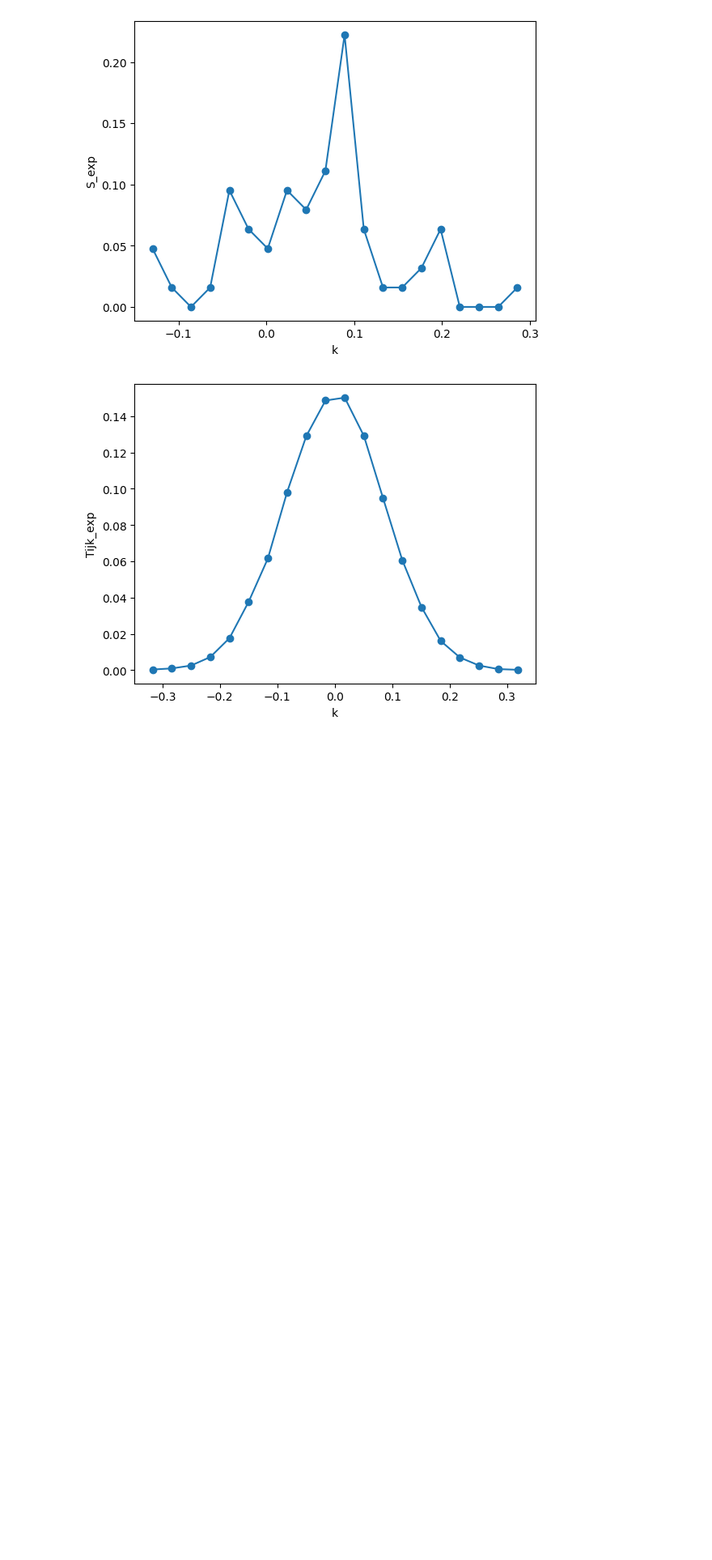
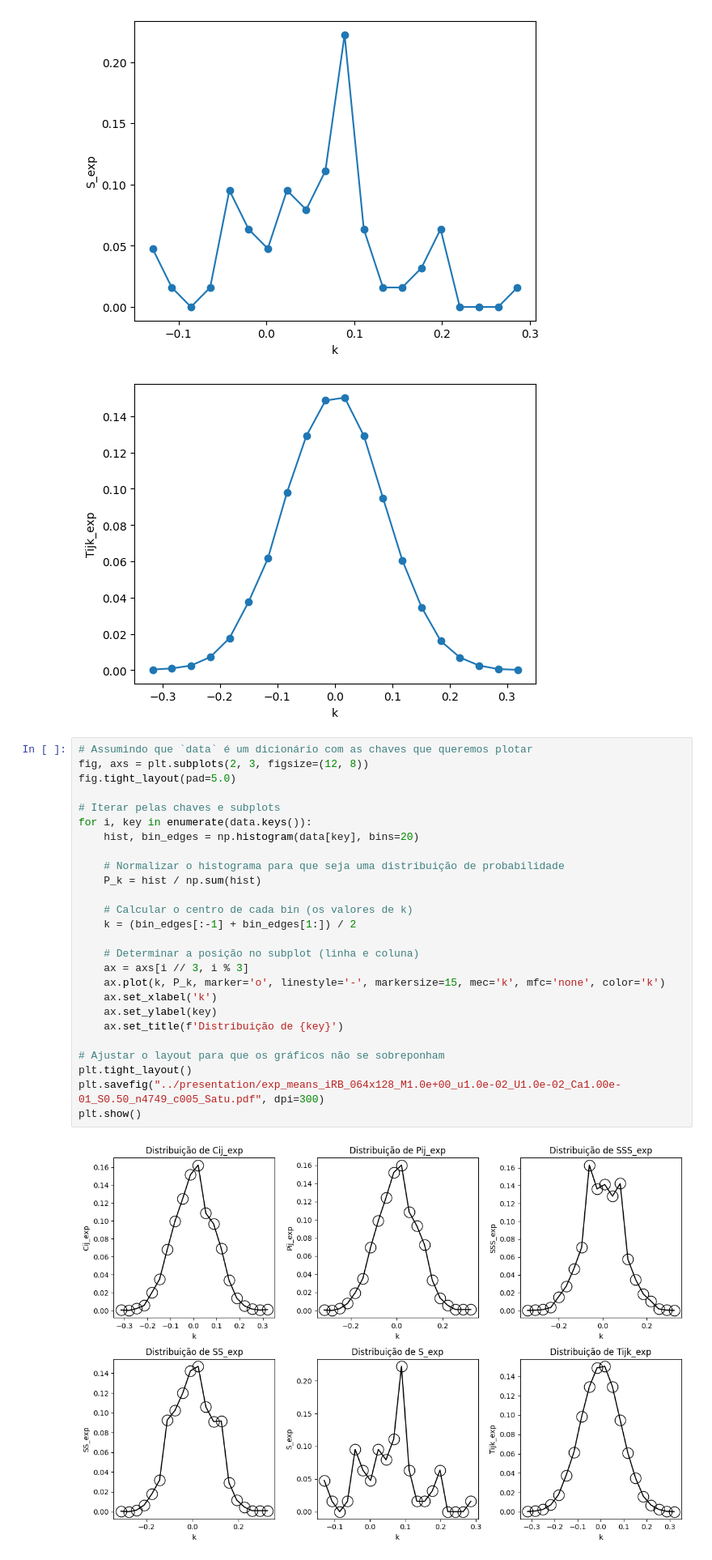
Before and after one commit to JuniorAlencar/BoltzmannMachine, a Jupyter notebook: BM_Program_json/jupyter/read_json.ipynb, the cells around one changed output. Shown at 81% size. Saved outputs shown, nothing was run; the diff lists cells and outputs as text; blank space fills up the shorter version.

```diff
--- a/BM_Program_json/jupyter/read_json.ipynb
+++ b/BM_Program_json/jupyter/read_json.ipynb
@@ -30,3 +30,31 @@ for key in data:
 [figure]
 [figure]
 [figure]
+# %%
+# Assumindo que `data` é um dicionário com as chaves que queremos plotar
+fig, axs = plt.subplots(2, 3, figsize=(12, 8))
+fig.tight_layout(pad=5.0)
+
+# Iterar pelas chaves e subplots
+for i, key in enumerate(data.keys()):
+    hist, bin_edges = np.histogram(data[key], bins=20)
+
+    # Normalizar o histograma para que seja uma distribuição de probabilidade
+    P_k = hist / np.sum(hist)
+
+    # Calcular o centro de cada bin (os valores de k)
+    k = (bin_edges[:-1] + bin_edges[1:]) / 2
+
+    # Determinar a posição no subplot (linha e coluna)
+    ax = axs[i // 3, i % 3]
+    ax.plot(k, P_k, marker='o', linestyle='-', markersize=15, mec='k', mfc='none', color='k')
+    ax.set_xlabel('k')
+    ax.set_ylabel(key)
+    ax.set_title(f'Distribuição de {key}')
+
+# Ajustar o layout para que os gráficos não se sobreponham
+plt.tight_layout()
+plt.savefig("../presentation/exp_means_iRB_064x128_M1.0e+00_u1.0e-02_U1.0e-02_Ca1.00e-01_S0.50_n4749_c005_Satu.pdf", dpi=300)
+plt.show()
+# %% [output]
+[figure, added]
```
Also changed, not shown: 6 other files.
